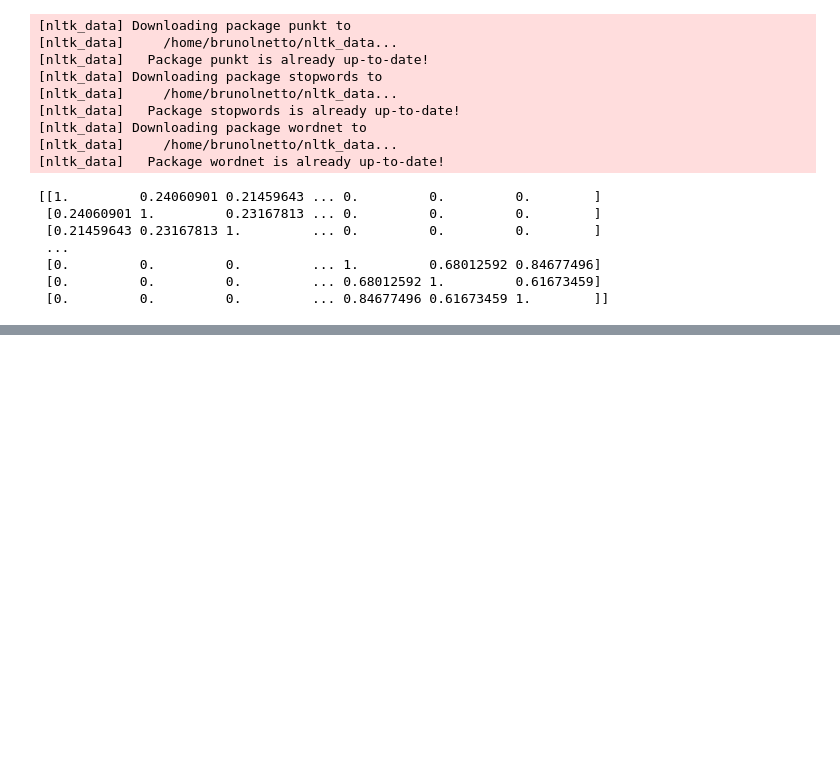
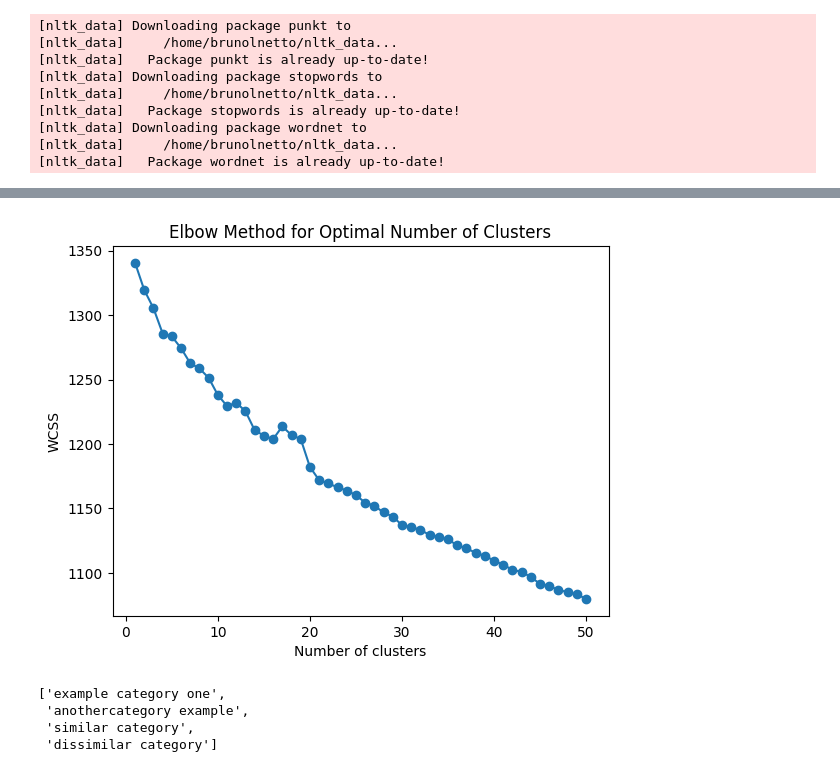
Before and after one commit to brunolnetto/cnpj-api, a Jupyter notebook: lab/main.ipynb, the cells around one changed output, grey strips where cells are left out. Saved outputs shown, nothing was run; the diff lists cells and outputs as text; code cells hidden in the pictures; blank space fills up the shorter version.

Commit message:
feat/ nltk feature to implement clusters and elbow research

```diff
--- a/lab/main.ipynb
+++ b/lab/main.ipynb
@@ -813,13 +1380,54 @@ X = vectorizer.fit_transform(preprocessed_categories)
-# %%
-from sklearn.metrics.pairwise import cosine_similarity
-
-similarity_matrix = cosine_similarity(X)
-print(similarity_matrix)
-# %% [output]
-[[1.         0.24060901 0.21459643 ... 0.         0.         0.        ]
- [0.24060901 1.         0.23167813 ... 0.         0.         0.        ]
- [0.21459643 0.23167813 1.         ... 0.         0.         0.        ]
- ...
- [0.         0.         0.         ... 1.         0.68012592 0.84677496]
- [0.         0.         0.         ... 0.68012592 1.         0.61673459]
- [0.         0.         0.         ... 0.84677496 0.61673459 1.        ]]
+# %%
+import nltk
+from nltk.corpus import stopwords
+from nltk.stem import WordNetLemmatizer
+from sklearn.metrics.pairwise import cosine_similarity
+from sklearn.feature_extraction.text import TfidfVectorizer
+from sklearn.cluster import KMeans
+import matplotlib.pyplot as plt
+import unicodedata
+import re
+
+# Download necessary NLTK data
+nltk.download('punkt')
+nltk.download('stopwords')
+nltk.download('wordnet')
+
+stop_words = set(stopwords.words('portuguese'))
+lemmatizer = WordNetLemmatizer()
+
+def remove_accentuation(text):
+    # Normalize the text to remove accentuation
+    nfkd_form = unicodedata.normalize('NFKD', text)
+    return ''.join([c for c in nfkd_form if not unicodedata.combining(c)])
+
+def preprocess(text):
+    text = text.lower()  # Convert to lowercase
+    text = remove_accentuation(text)  # Remove accentuation
+    text = re.sub(r'[^\w\s]', '', text)  # Remove special characters
+    text = re.sub(r'\b\w{1,2}\b', '', text)  # Remove short words
+    tokens = nltk.word_tokenize(text)  # Tokenize the text
+    tokens = [lemmatizer.lemmatize(word) for word in tokens if word.isalnum() and word not in stop_words]  # Lemmatize and remove stop words
+    return ' '.join(tokens)
+
+preprocessed_categories = [preprocess(cat) for cat in categories]
+
+vectorizer = TfidfVectorizer()
+X = vectorizer.fit_transform(preprocessed_categories)
+
+similarity_matrix = cosine_similarity(X)
+
+wcss = []
+max_clusters = 50
+
+for i in range(1, max_clusters + 1):
+    kmeans = KMeans(n_clusters=i, random_state=0)
+    kmeans.fit(X)
+    wcss.append(kmeans.inertia_)
+
+plt.plot(range(1, max_clusters + 1), wcss, marker='o')
+plt.title('Elbow Method for Optimal Number of Clusters')
+plt.xlabel('Number of clusters')
+plt.ylabel('WCSS')
+plt.show()
+# %% [output]
@@ -825,0 +1443,8 @@ print(similarity_matrix)
+[figure, added]
+# %%
+preprocessed_categories
+# %% [output]
+['example category one',
+ 'anothercategory example',
+ 'similar category',
+ 'dissimilar category']
```
Also changed, not shown: parts of 11 cells of this notebook, 2 other files.
